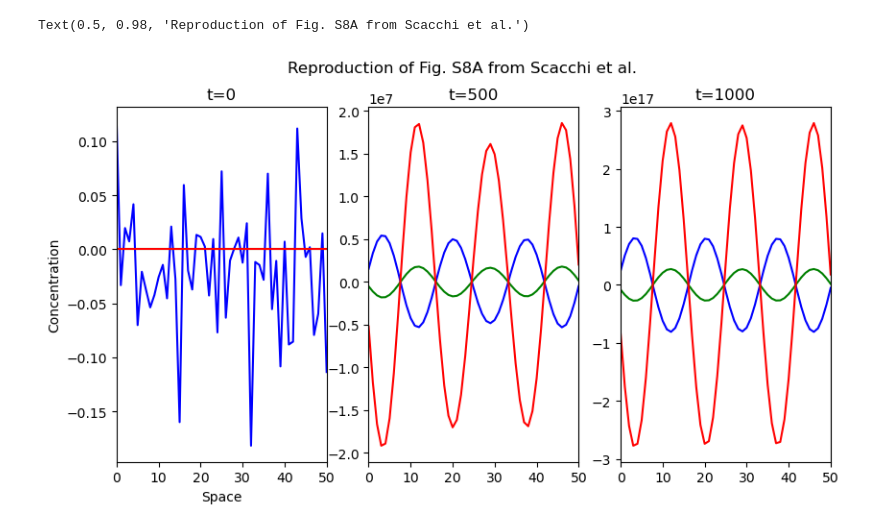
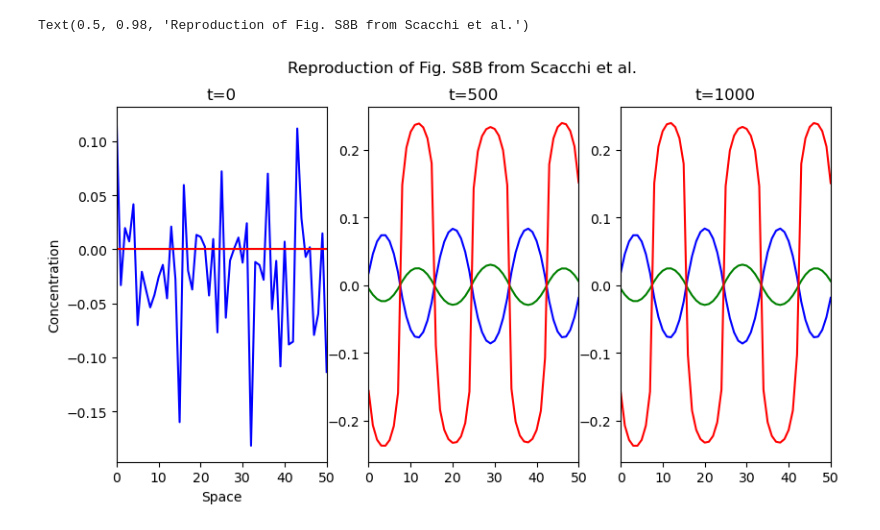
Before and after one commit to naupri/leaf-turing-patterns, a Jupyter notebook: 1D_plots.ipynb, the cells around one changed output. Saved outputs shown, nothing was run; the diff lists cells and outputs as text; code cells hidden in the pictures.

Commit message:
Add cubic term for stability. Add replicated figure of the constant case

```diff
--- a/1D_plots.ipynb
+++ b/1D_plots.ipynb
@@ -66,21 +68,21 @@ hdzip3, mirkanarf, astasiarf = simulate()
 # %%
 # VISUALIZATION #
 TIMESTEPS_TO_PLOT = [0, 500, 1000]
 space = np.arange(0, SYSLENGTH + SPACESTEP, SPACESTEP) # spatial dimension array
 
 fig, ax = plt.subplots(1, len(TIMESTEPS_TO_PLOT))
 fig.set_figwidth(6.4*len(TIMESTEPS_TO_PLOT)*0.5)
 for i in range(len(TIMESTEPS_TO_PLOT)):
     ax[i].plot(space, mirkanarf[int(TIMESTEPS_TO_PLOT[i] / TIMESTEP)], color='blue')
     ax[i].plot(space, astasiarf[int(TIMESTEPS_TO_PLOT[i] / TIMESTEP)], color='green')
     ax[i].plot(space, hdzip3[int(TIMESTEPS_TO_PLOT[i] / TIMESTEP)], color='red')
 
     ax[i].set_xlim(0, SYSLENGTH)
     ax[i].set_title(f't={TIMESTEPS_TO_PLOT[i]}')
 
 ax[0].set_xlabel("Space")
 ax[0].set_ylabel("Concentration")
-fig.suptitle("Reproduction of Fig. S8A from Scacchi et al.")
+fig.suptitle("Reproduction of Fig. S8B from Scacchi et al.")
 # %% [output]
-Text(0.5, 0.98, 'Reproduction of Fig. S8A from Scacchi et al.')
+Text(0.5, 0.98, 'Reproduction of Fig. S8B from Scacchi et al.')
-[figure, old version]
+[figure, new version]
```
Also changed, not shown: parts of 1 cell of this notebook, 1 other file.
